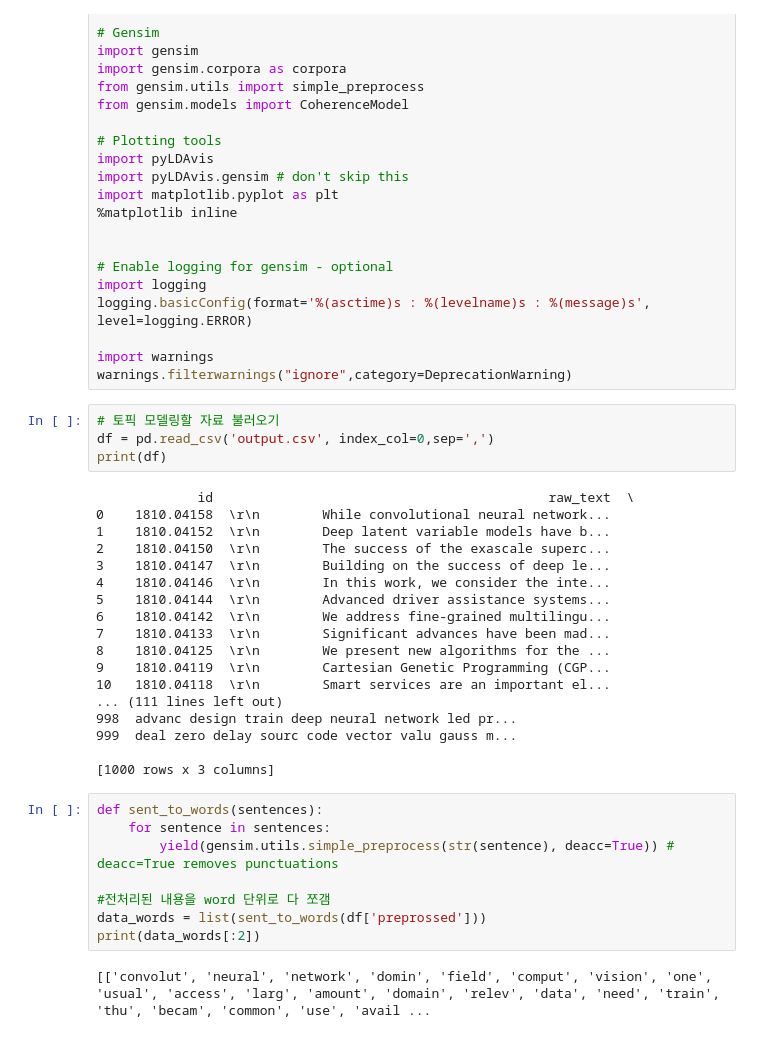
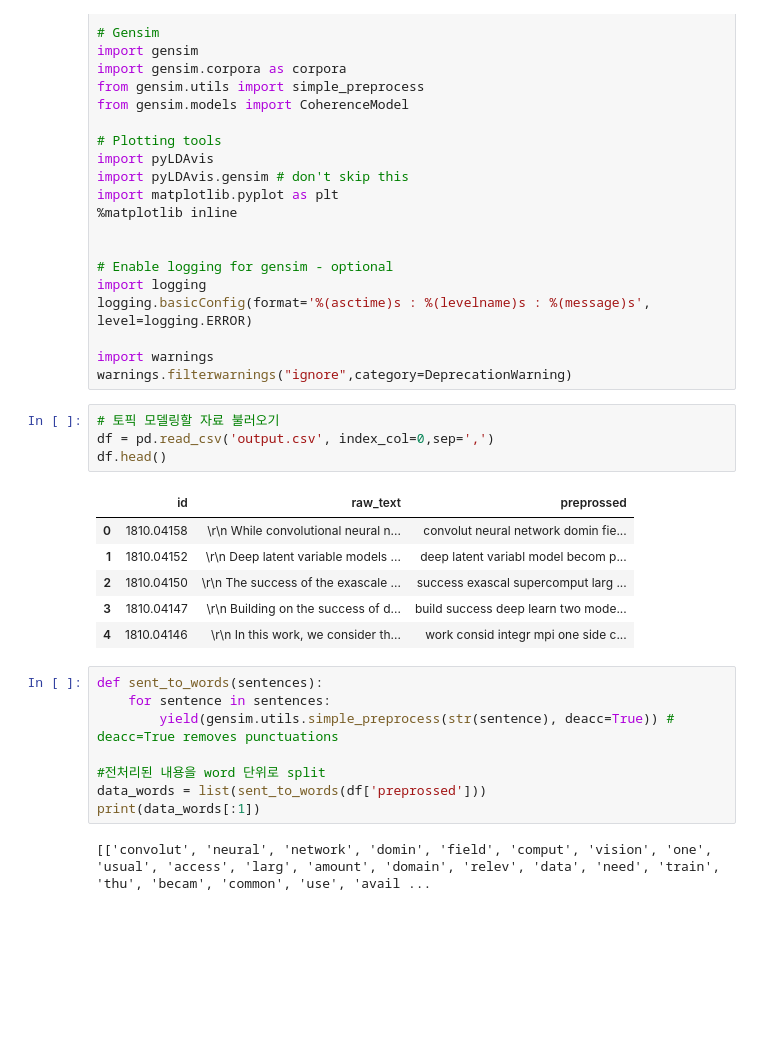
Before and after one commit to Lijuet/ITrend, a Jupyter notebook: topicModling.ipynb, the cells around one changed output. Cells and saved outputs as stored; diff of their text form; blank space fills up the shorter version.

```diff
--- a/topicModling.ipynb
+++ b/topicModling.ipynb
@@ -68,33 +68,22 @@ warnings.filterwarnings("ignore",category=DeprecationWarning)
 # %%
 # 토픽 모델링할 자료 불러오기
 df = pd.read_csv('output.csv', index_col=0,sep=',')
-print(df)
+df.head()
 # %% [output]
-             id                                           raw_text  \
-0    1810.04158  \r\n        While convolutional neural network...
-1    1810.04152  \r\n        Deep latent variable models have b...
-2    1810.04150  \r\n        The success of the exascale superc...
-3    1810.04147  \r\n        Building on the success of deep le...
-4    1810.04146  \r\n        In this work, we consider the inte...
-5    1810.04144  \r\n        Advanced driver assistance systems...
-6    1810.04142  \r\n        We address fine-grained multilingu...
-7    1810.04133  \r\n        Significant advances have been mad...
-8    1810.04125  \r\n        We present new algorithms for the ...
-9    1810.04119  \r\n        Cartesian Genetic Programming (CGP...
-10   1810.04118  \r\n        Smart services are an important el...
-... (111 lines left out)
-998  advanc design train deep neural network led pr...
-999  deal zero delay sourc code vector valu gauss m...
-
-[1000 rows x 3 columns]
+|  | id | raw_text | preprossed |
+| 0 | 1810.04158 | \r\n While convolutional neural n... | convolut neural network domin fie... |
+| 1 | 1810.04152 | \r\n Deep latent variable models ... | deep latent variabl model becom p... |
+| 2 | 1810.04150 | \r\n The success of the exascale ... | success exascal supercomput larg ... |
+| 3 | 1810.04147 | \r\n Building on the success of d... | build success deep learn two mode... |
+| 4 | 1810.04146 | \r\n In this work, we consider th... | work consid integr mpi one side c... |
 # %%
 def sent_to_words(sentences):
     for sentence in sentences:
         yield(gensim.utils.simple_preprocess(str(sentence), deacc=True)) # deacc=True removes punctuations
 
-#전처리된 내용을 word 단위로 다 쪼갬
+#전처리된 내용을 word 단위로 split
 data_words = list(sent_to_words(df['preprossed']))
-print(data_words[:2])
+print(data_words[:1])
 # %% [output]
 [['convolut', 'neural', 'network', 'domin', 'field', 'comput', 'vision', 'one', 'usual', 'access', 'larg', 'amount', 'domain', 'relev', 'data', 'need', 'train', 'thu', 'becam', 'common', 'use', 'avail ...
 # %%
```
Also changed, not shown: parts of 13 cells of this notebook.
